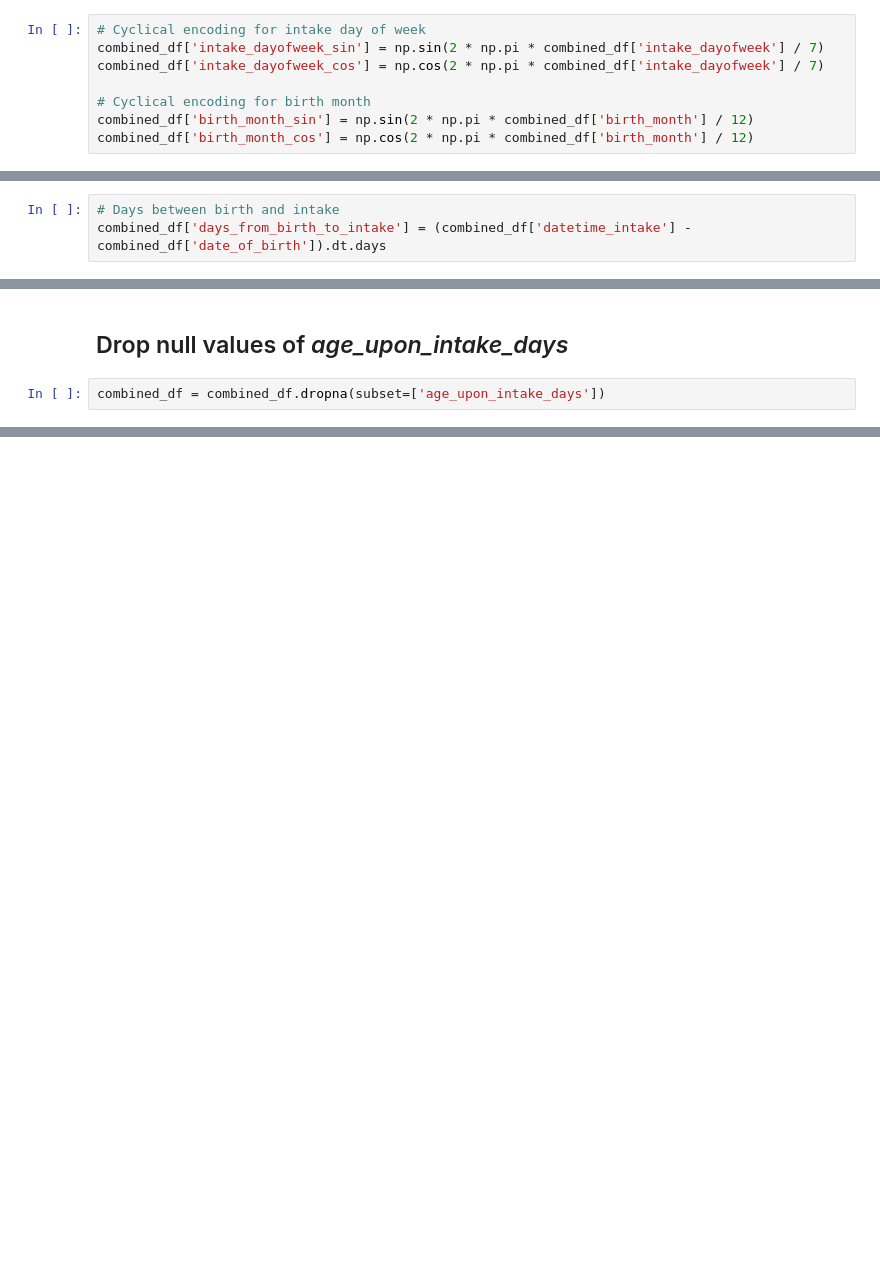
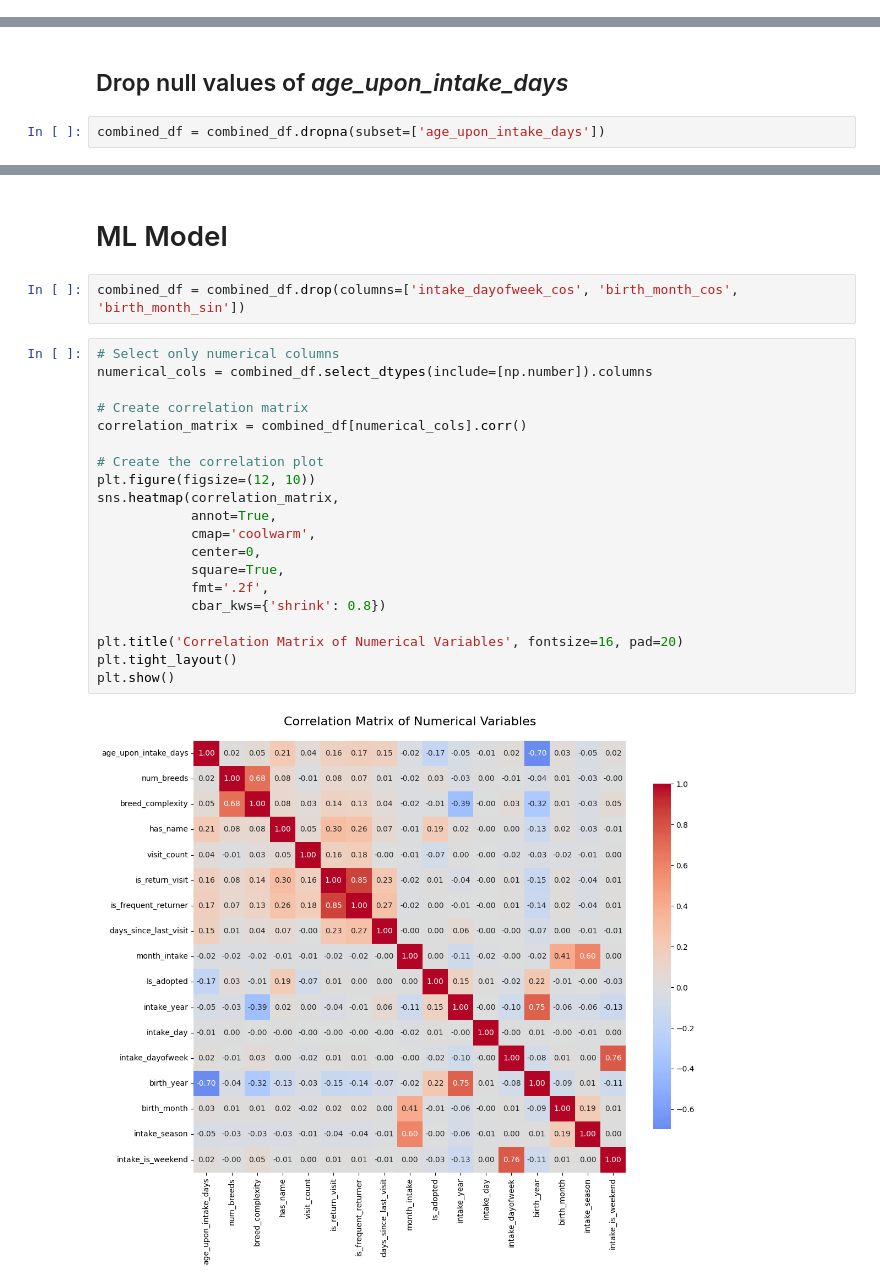
Before and after one commit to atharvavyas1/Lee-paw-faith, a Jupyter notebook: Notebooks/Austin ML Model.ipynb, the cells around one changed output, grey strips where cells are left out. Cells and saved outputs as stored; diff of their text form; blank space fills up the shorter version.

```diff
--- a/Notebooks/Austin ML Model.ipynb
+++ b/Notebooks/Austin ML Model.ipynb
@@ -734,8 +733,0 @@ combined_df['birth_month'] = combined_df['date_of_birth'].dt.month
-# %%
-# Cyclical encoding for intake day of week
-combined_df['intake_dayofweek_sin'] = np.sin(2 * np.pi * combined_df['intake_dayofweek'] / 7)
-combined_df['intake_dayofweek_cos'] = np.cos(2 * np.pi * combined_df['intake_dayofweek'] / 7)
-
-# Cyclical encoding for birth month
-combined_df['birth_month_sin'] = np.sin(2 * np.pi * combined_df['birth_month'] / 12)
-combined_df['birth_month_cos'] = np.cos(2 * np.pi * combined_df['birth_month'] / 12)
@@ -744,6 +734,3 @@ combined_df['birth_month_cos'] = np.cos(2 * np.pi * combined_df['birth_month'] /
-# %%
-# Days between birth and intake
-combined_df['days_from_birth_to_intake'] = (combined_df['datetime_intake'] - combined_df['date_of_birth']).dt.days
 # %% [markdown]
 ### Seasonal Features
 # %%
@@ -829,0 +817,26 @@ memory usage: 52.1+ MB
+# %% [markdown]
+# ML Model
+# %%
+combined_df = combined_df.drop(columns=['intake_dayofweek_cos', 'birth_month_cos', 'birth_month_sin'])
+# %%
+# Select only numerical columns
+numerical_cols = combined_df.select_dtypes(include=[np.number]).columns
+
+# Create correlation matrix
+correlation_matrix = combined_df[numerical_cols].corr()
+
+# Create the correlation plot
+plt.figure(figsize=(12, 10))
+sns.heatmap(correlation_matrix,
+            annot=True,
+            cmap='coolwarm',
+            center=0,
+            square=True,
+            fmt='.2f',
+            cbar_kws={'shrink': 0.8})
+
+plt.title('Correlation Matrix of Numerical Variables', fontsize=16, pad=20)
+plt.tight_layout()
+plt.show()
+# %% [output]
+[figure, added]
```
Also changed, not shown: parts of 5 cells of this notebook.
